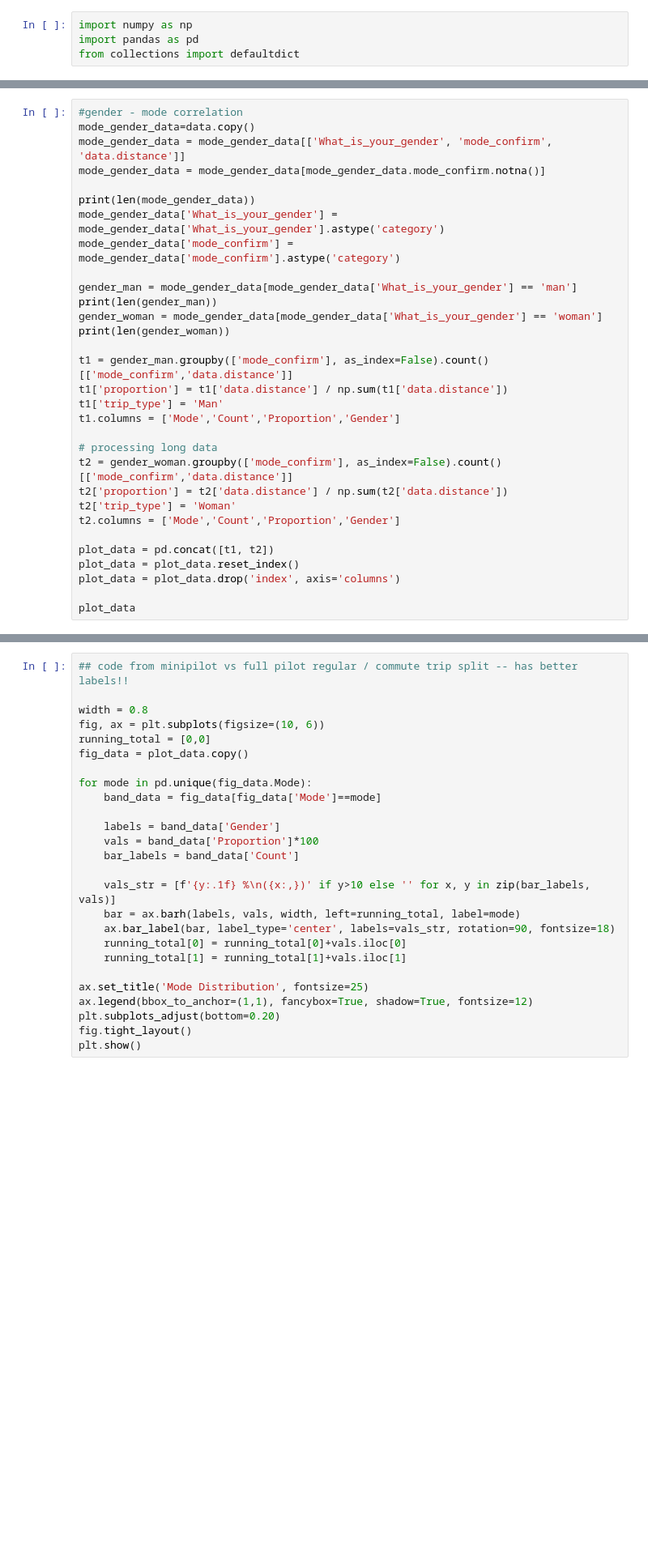
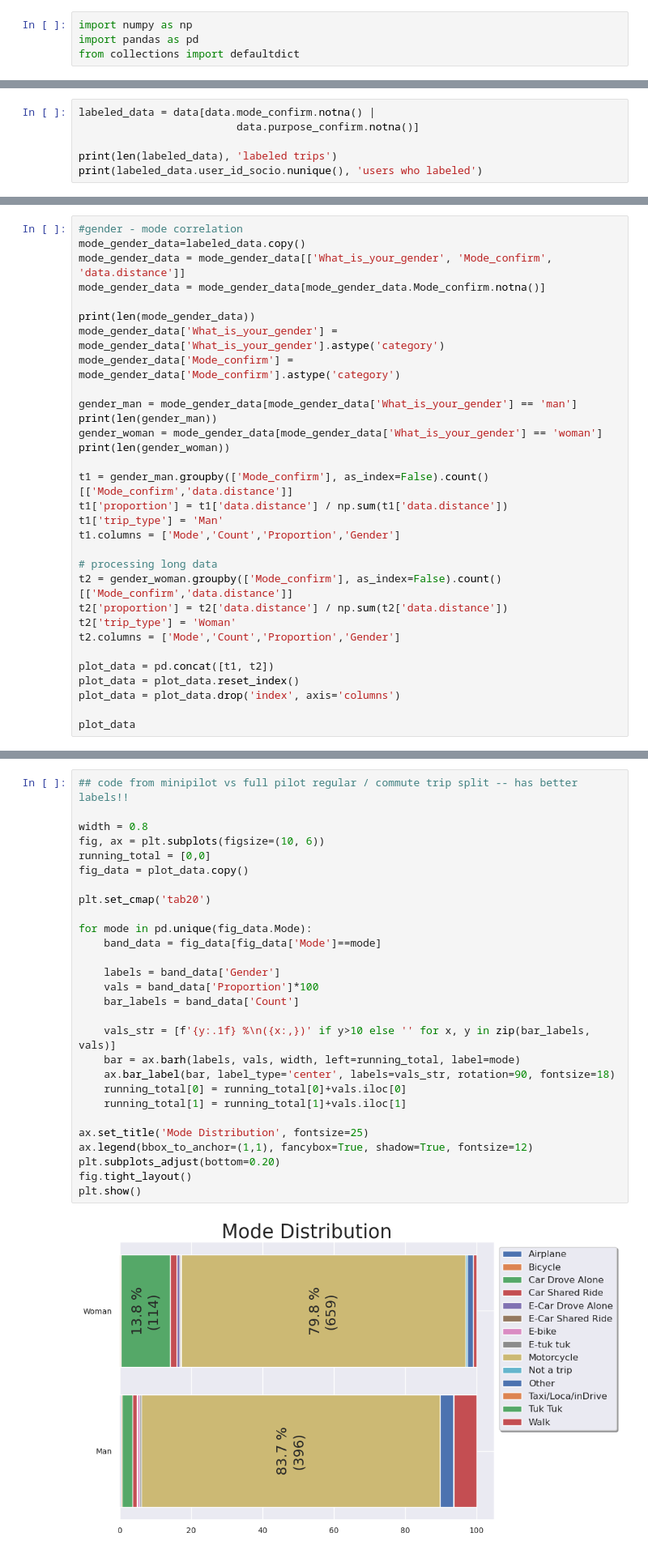
Before and after one commit to jpfleischer/em-public-dashboard, a Jupyter notebook: viz_scripts/PaperVizualizations/Abby/USAID-Laos-PrelimDataGrab.ipynb, the cells around one changed output, grey strips where cells are left out. Shown at 81% size. Drawn from its saved outputs; the diff is of its cells as text; blank space fills up the shorter version.

```diff
--- a/viz_scripts/PaperVizualizations/Abby/USAID-Laos-PrelimDataGrab.ipynb
+++ b/viz_scripts/PaperVizualizations/Abby/USAID-Laos-PrelimDataGrab.ipynb
@@ -135,0 +313,6 @@ fig.savefig(file_name+".png", bbox_inches='tight')
+# %%
+labeled_data = data[data.mode_confirm.notna() |
+                         data.purpose_confirm.notna()]
+
+print(len(labeled_data), 'labeled trips')
+print(labeled_data.user_id_socio.nunique(), 'users who labeled')
@@ -136,25 +322,25 @@ fig.savefig(file_name+".png", bbox_inches='tight')
 # %%
 #gender - mode correlation
-mode_gender_data=data.copy()
-mode_gender_data = mode_gender_data[['What_is_your_gender', 'mode_confirm', 'data.distance']]
-mode_gender_data = mode_gender_data[mode_gender_data.mode_confirm.notna()]
+mode_gender_data=labeled_data.copy()
+mode_gender_data = mode_gender_data[['What_is_your_gender', 'Mode_confirm', 'data.distance']]
+mode_gender_data = mode_gender_data[mode_gender_data.Mode_confirm.notna()]
 
 print(len(mode_gender_data))
 mode_gender_data['What_is_your_gender'] = mode_gender_data['What_is_your_gender'].astype('category')
-mode_gender_data['mode_confirm'] = mode_gender_data['mode_confirm'].astype('category')
+mode_gender_data['Mode_confirm'] = mode_gender_data['Mode_confirm'].astype('category')
 
 gender_man = mode_gender_data[mode_gender_data['What_is_your_gender'] == 'man']
 print(len(gender_man))
 gender_woman = mode_gender_data[mode_gender_data['What_is_your_gender'] == 'woman']
 print(len(gender_woman))
 
-t1 = gender_man.groupby(['mode_confirm'], as_index=False).count()[['mode_confirm','data.distance']]
+t1 = gender_man.groupby(['Mode_confirm'], as_index=False).count()[['Mode_confirm','data.distance']]
 t1['proportion'] = t1['data.distance'] / np.sum(t1['data.distance'])
 t1['trip_type'] = 'Man'
 t1.columns = ['Mode','Count','Proportion','Gender']
 
 # processing long data
-t2 = gender_woman.groupby(['mode_confirm'], as_index=False).count()[['mode_confirm','data.distance']]
+t2 = gender_woman.groupby(['Mode_confirm'], as_index=False).count()[['Mode_confirm','data.distance']]
 t2['proportion'] = t2['data.distance'] / np.sum(t2['data.distance'])
 t2['trip_type'] = 'Woman'
 t2.columns = ['Mode','Count','Proportion','Gender']
@@ -167,29 +408,33 @@ plot_data
 # %%
 ## code from minipilot vs full pilot regular / commute trip split -- has better labels!!
 
 width = 0.8
 fig, ax = plt.subplots(figsize=(10, 6))
 running_total = [0,0]
 fig_data = plot_data.copy()
+
+plt.set_cmap('tab20')
 
 for mode in pd.unique(fig_data.Mode):
     band_data = fig_data[fig_data['Mode']==mode]
 
     labels = band_data['Gender']
     vals = band_data['Proportion']*100
     bar_labels = band_data['Count']
 
     vals_str = [f'{y:.1f} %\n({x:,})' if y>10 else '' for x, y in zip(bar_labels, vals)]
     bar = ax.barh(labels, vals, width, left=running_total, label=mode)
     ax.bar_label(bar, label_type='center', labels=vals_str, rotation=90, fontsize=18)
     running_total[0] = running_total[0]+vals.iloc[0]
     running_total[1] = running_total[1]+vals.iloc[1]
 
 ax.set_title('Mode Distribution', fontsize=25)
 ax.legend(bbox_to_anchor=(1,1), fancybox=True, shadow=True, fontsize=12)
 plt.subplots_adjust(bottom=0.20)
 fig.tight_layout()
 plt.show()
+# %% [output]
+[figure, added]
 # %%
 ##vertical chart
 
```
Also changed, not shown: parts of 17 cells of this notebook.
